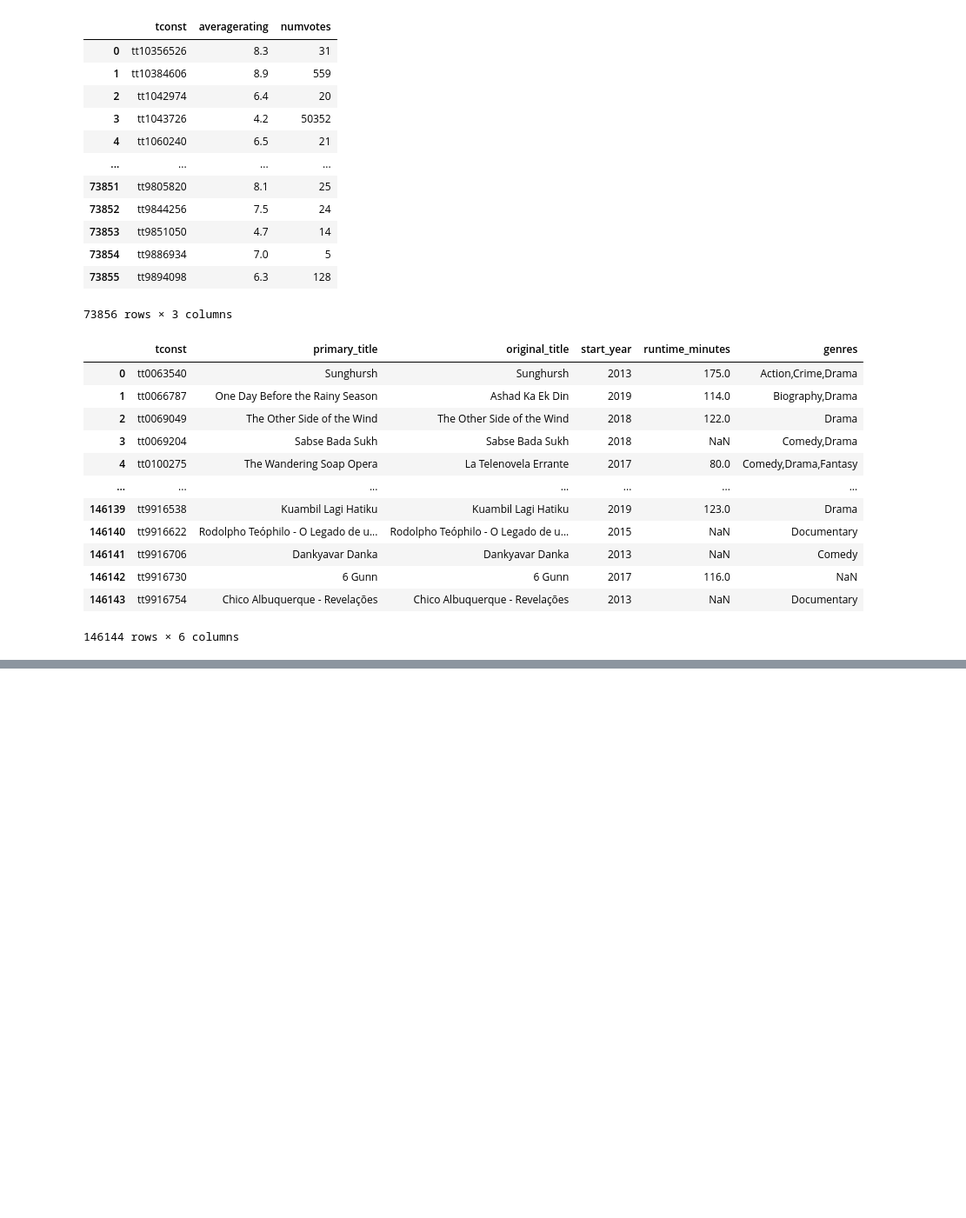
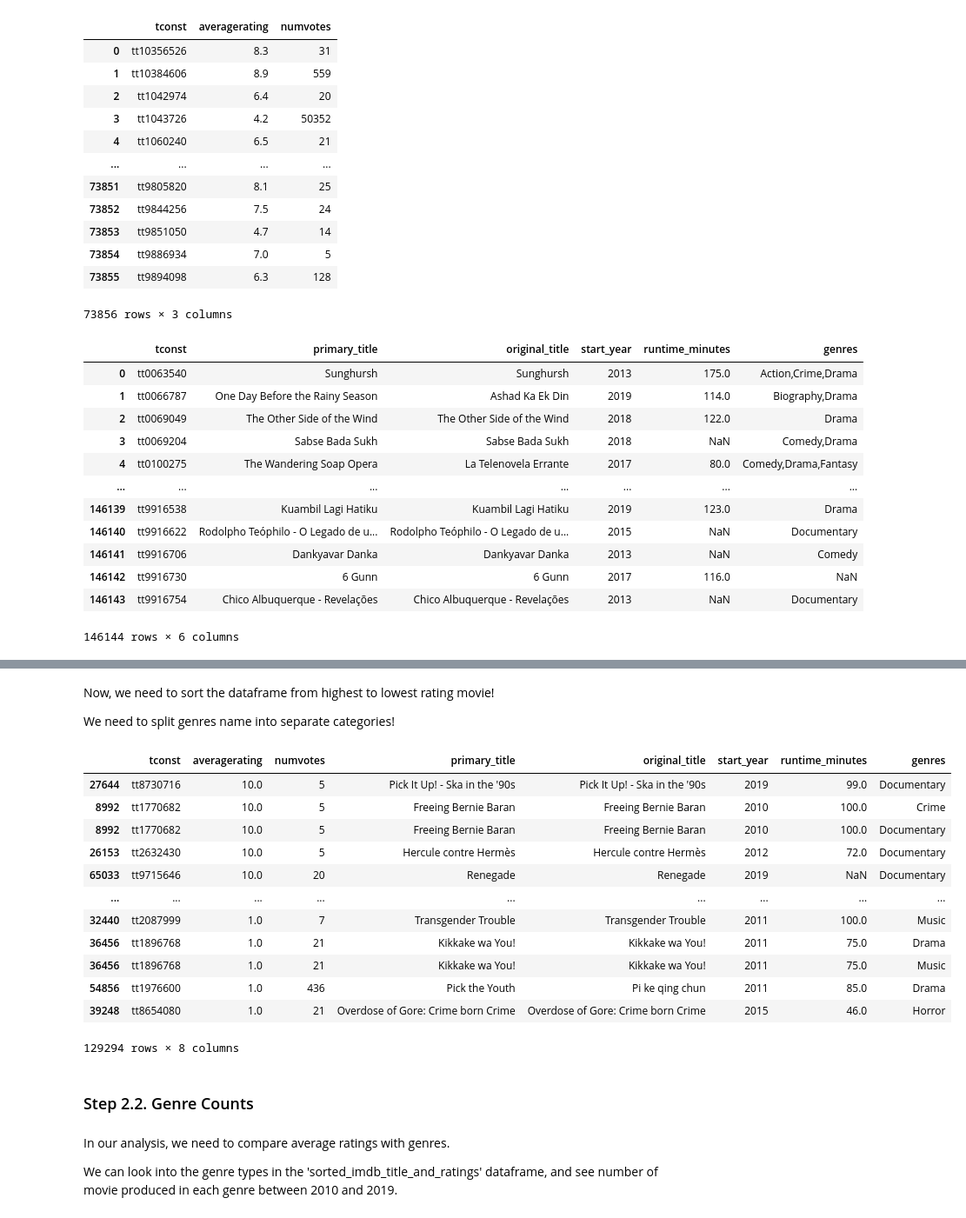
Before and after one commit to AidanStack/Movie_Data_Analysis_Project, a Jupyter notebook: emine.ipynb, the cells around one changed output, grey strips where cells are left out. Shown: that part at 87% size. Drawn from its saved outputs; the diff is of its cells as text; code cells hidden in the pictures; blank space fills up the shorter version.

```diff
--- a/emine.ipynb
+++ b/emine.ipynb
@@ -42,0 +98,29 @@ imdb_title_basics
+# %% [markdown]
+Now, we need to sort the dataframe from highest to lowest rating movie!
+
+We need to split genres name into separate categories!
+# %%
+sorted_df = imbd_title_and_ratings.sort_values(by='averagerating', ascending=False)
+sorted_df['genres']= sorted_df['genres'].str.split(",")
+sorted_df = sorted_df.explode('genres')
+sorted_df
+# %% [output]
+|  | tconst | averagerating | numvotes | primary_title | original_title | start_year | runtime_minutes | genres |
+| 27644 | tt8730716 | 10.0 | 5 | Pick It Up! - Ska in the '90s | Pick It Up! - Ska in the '90s | 2019 | 99.0 | Documentary |
+| 8992 | tt1770682 | 10.0 | 5 | Freeing Bernie Baran | Freeing Bernie Baran | 2010 | 100.0 | Crime |
+| 8992 | tt1770682 | 10.0 | 5 | Freeing Bernie Baran | Freeing Bernie Baran | 2010 | 100.0 | Documentary |
+| 26153 | tt2632430 | 10.0 | 5 | Hercule contre Hermès | Hercule contre Hermès | 2012 | 72.0 | Documentary |
+| 65033 | tt9715646 | 10.0 | 20 | Renegade | Renegade | 2019 | NaN | Documentary |
+| ... | ... | ... | ... | ... | ... | ... | ... | ... |
+| 32440 | tt2087999 | 1.0 | 7 | Transgender Trouble | Transgender Trouble | 2011 | 100.0 | Music |
+| 36456 | tt1896768 | 1.0 | 21 | Kikkake wa You! | Kikkake wa You! | 2011 | 75.0 | Drama |
+| 36456 | tt1896768 | 1.0 | 21 | Kikkake wa You! | Kikkake wa You! | 2011 | 75.0 | Music |
+| 54856 | tt1976600 | 1.0 | 436 | Pick the Youth | Pi ke qing chun | 2011 | 85.0 | Drama |
+| 39248 | tt8654080 | 1.0 | 21 | Overdose of Gore: Crime born Crime | Overdose of Gore: Crime born Crime | 2015 | 46.0 | Horror |
+129294 rows × 8 columns
+# %% [markdown]
+### Step 2.2. Genre Counts
+# %% [markdown]
+In our analysis, we need to compare average ratings with genres.
+
+We can look into the genre types in the 'sorted_imdb_title_and_ratings' dataframe, and see number of movie produced in each genre between 2010 and 2019.
```
Also changed, not shown: parts of 27 cells of this notebook.
